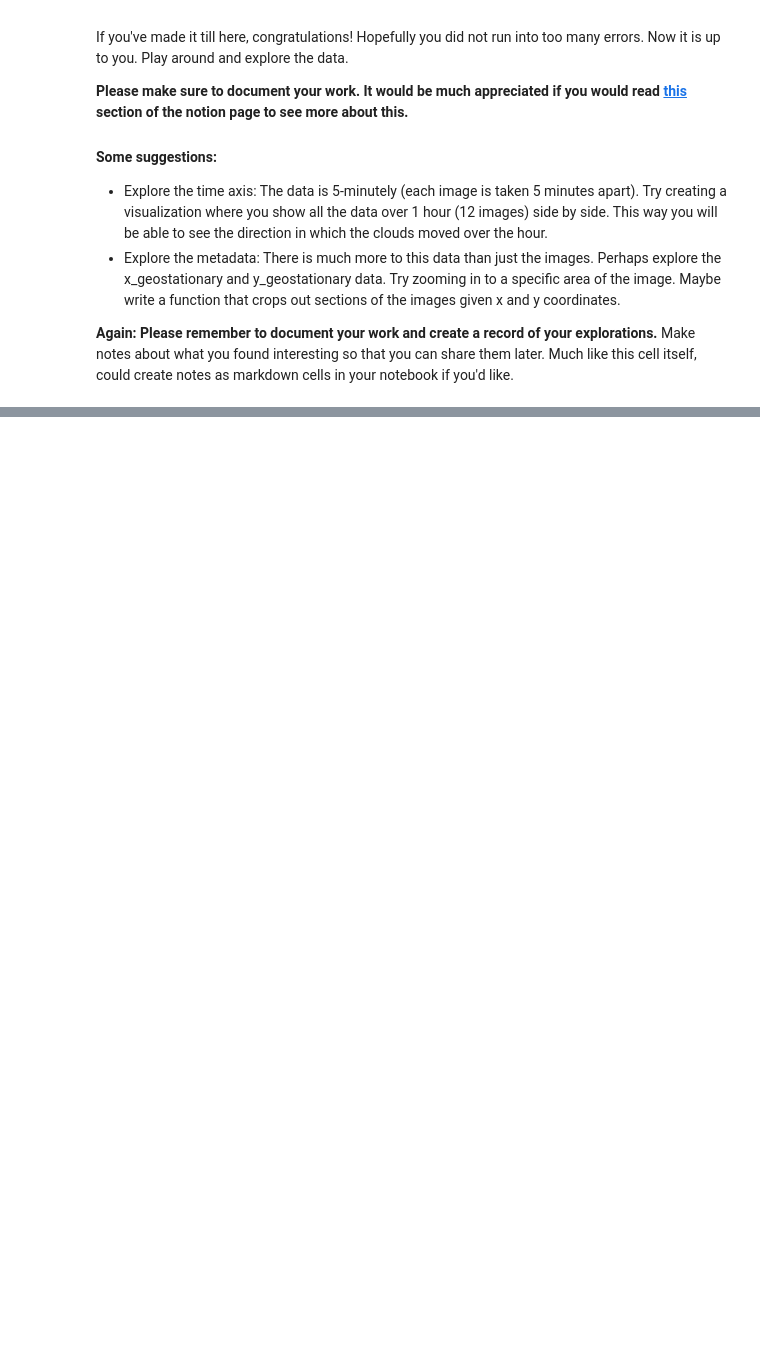
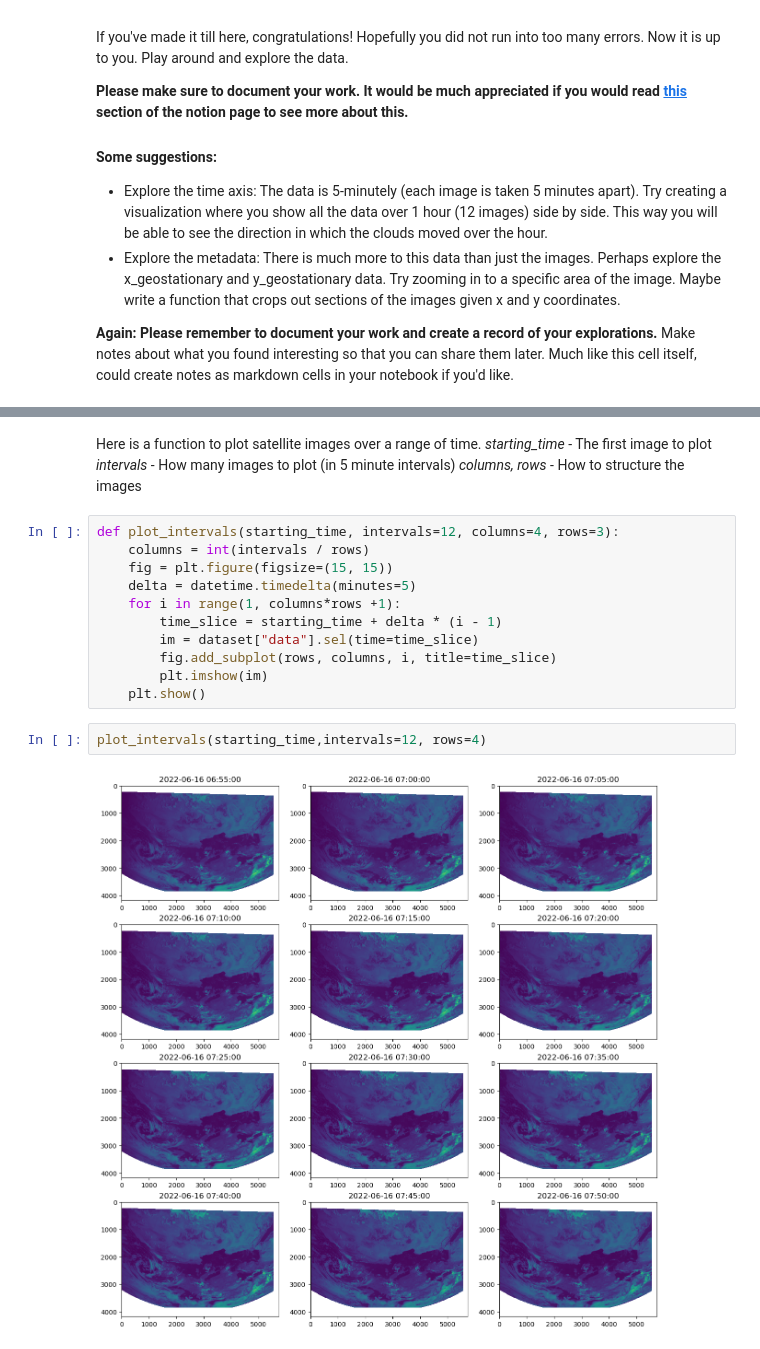
Before and after one commit to WAT-ai/open-climate-fix-project, a Jupyter notebook: eda/satellite.ipynb, the cells around one changed output, grey strips where cells are left out. Saved outputs shown, nothing was run; the diff lists cells and outputs as text; blank space fills up the shorter version.

```diff
--- a/eda/satellite.ipynb
+++ b/eda/satellite.ipynb
@@ -48,0 +175,20 @@ If you've made it till here, congratulations! Hopefully you did not run into too
+# %% [markdown]
+Here is a function to plot satellite images over a range of time.
+_starting_time_ - The first image to plot
+_intervals_ - How many images to plot (in 5 minute intervals)
+_columns, rows_ - How to structure the images
+# %%
+def plot_intervals(starting_time, intervals=12, columns=4, rows=3):
+    columns = int(intervals / rows)
+    fig = plt.figure(figsize=(15, 15))
+    delta = datetime.timedelta(minutes=5)
+    for i in range(1, columns*rows +1):
+        time_slice = starting_time + delta * (i - 1)
+        im = dataset["data"].sel(time=time_slice)
+        fig.add_subplot(rows, columns, i, title=time_slice)
+        plt.imshow(im)
+    plt.show()
+# %%
+plot_intervals(starting_time,intervals=12, rows=4)
+# %% [output]
+[figure, added]
```
Also changed, not shown: parts of 23 cells of this notebook, 2 other files.
